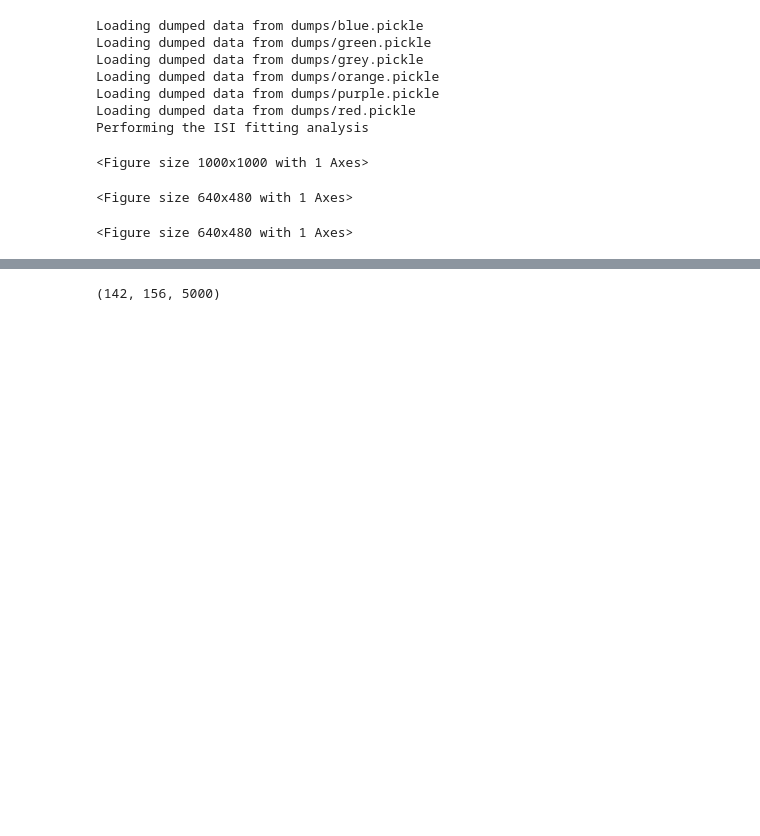
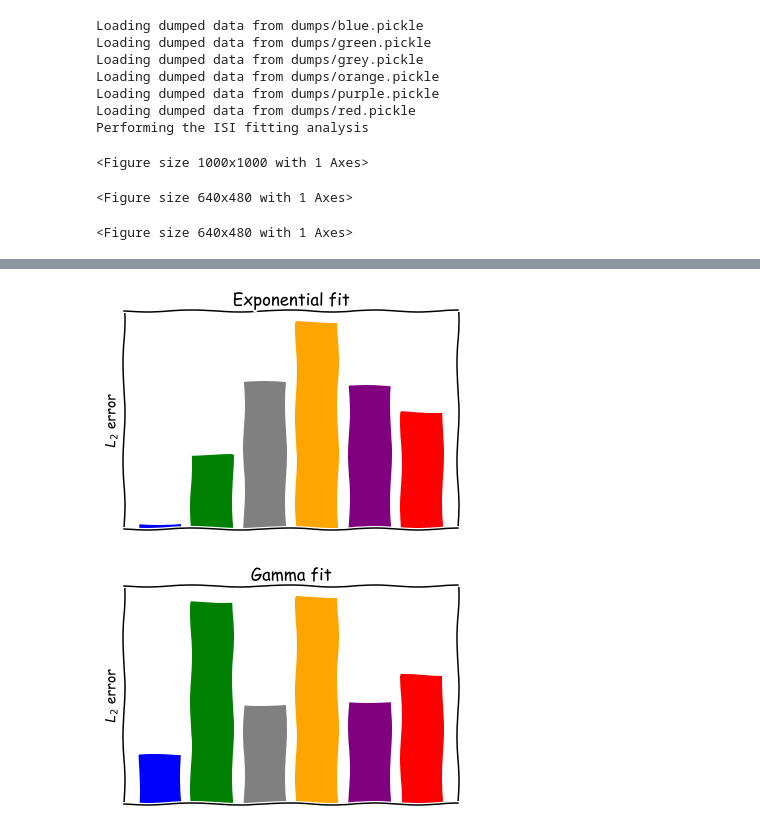
Before and after one commit to oraby/anda_challenge, a Jupyter notebook: Alex.ipynb, the cells around one changed output, grey strips where cells are left out. Saved outputs shown, nothing was run; the diff lists cells and outputs as text; code cells hidden in the pictures; blank space fills up the shorter version.

```diff
--- a/Alex.ipynb
+++ b/Alex.ipynb
@@ -28 +64,26 @@ all_data['red']['spike_raster'].shape
+# %%
+plt.figure()
+for i, d in enumerate(all_data):
+	plt.bar(i, all_data[d]['exp_diff_fit'], color=d)
+plt.ylabel(r'$L_2$ error')
+plt.xticks([])
+plt.yticks([])
+plt.title('Exponential fit')
+plt.savefig('plots/isi_poisson_fit.pdf')
+plt.savefig('plots/isi_poisson_fit.png')
+plt.show()
+
+plt.figure()
+for i, d in enumerate(all_data):
+	plt.bar(i, all_data[d]['gamma_diff_fit'], color=d)
+plt.ylabel(r'$L_2$ error')
+plt.xticks([])
+plt.yticks([])
+plt.title('Gamma fit')
+plt.savefig('plots/isi_gamma_fit.pdf')
+plt.savefig('plots/isi_gamma_fit.png')
+plt.show()
+# %% [output]
+[figure, added]
+[figure, added]
 # %%
@@ -35,5 +96 @@ X = all_data['red']['spike_raster']
-# %%
-X.shape
-# %% [output]
-(142, 156, 5000)
 # %%
```
Also changed, not shown: parts of 9 cells of this notebook, 2 other files.
